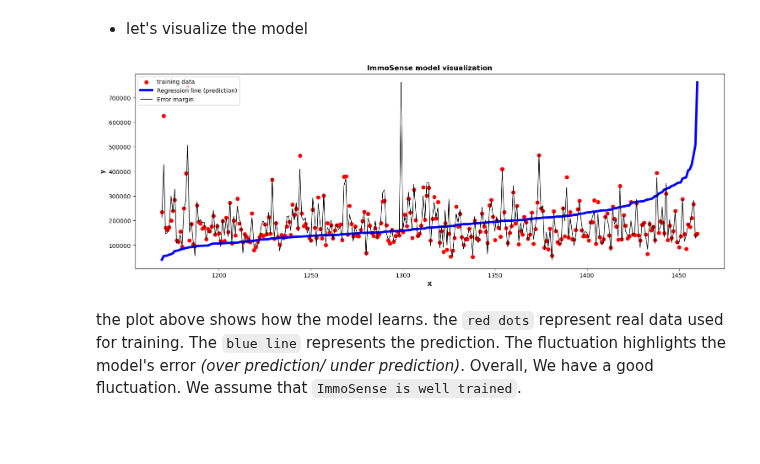
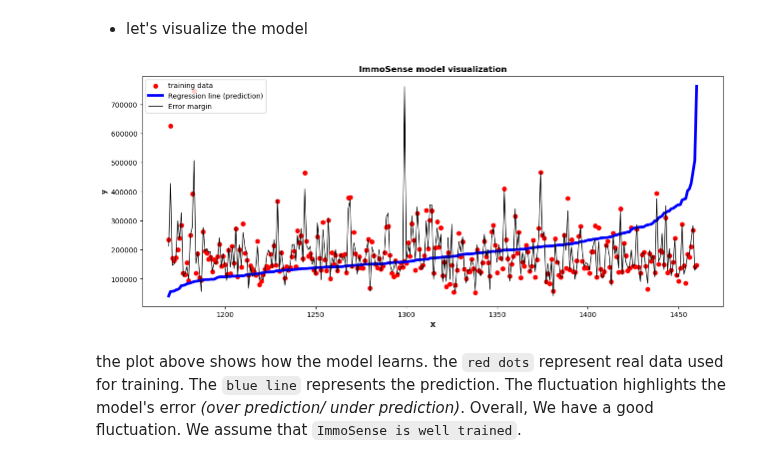
Before and after one commit to superMass14/immoSense, a Jupyter notebook: notebook/main.ipynb, the cells around one changed output. Saved outputs shown, nothing was run; the diff lists cells and outputs as text; code cells hidden in the pictures; blank space fills up the shorter version.

```diff
--- a/notebook/main.ipynb
+++ b/notebook/main.ipynb
@@ -330,17 +330,17 @@ ImmoSense well trained
 # %%
 import matplotlib.pyplot as plt
 pred = ImmoSense.predict(x_test)
-plt.figure(figsize=(18, 6))
+plt.figure(figsize=(15, 6))
 plt.scatter(x_test.index, y_test, color='red', label="training data")
 plt.plot(x_test.index, sorted(pred), color='blue', linewidth=4, label="Regression line (prediction)")
 plt.plot(x_test.index, pred, color='#000000', linewidth=1, label="Error margin")
 plt.xlabel("X",fontdict={"weight": 1000})
 plt.ylabel("y", fontdict={"weight": 1000})
 plt.title("ImmoSense model visualization", fontdict={"weight": 1000})
 plt.legend()
 plt.show()
 # %% [output]
-[figure, old version]
+[figure, new version]
 # %% [markdown]
 the plot above shows how the model learns. the `red dots` represent real data used for training. The `blue line` represents the prediction.
 The fluctuation highlights the model's error *(over prediction/ under prediction)*. Overall, We have a good fluctuation. We assume that `ImmoSense is well trained`.
```
